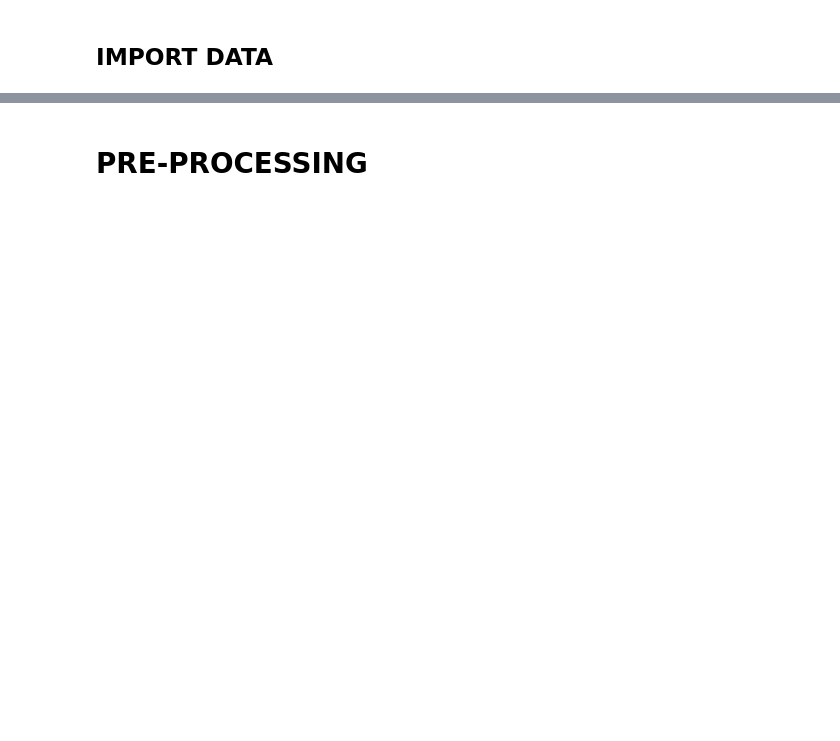
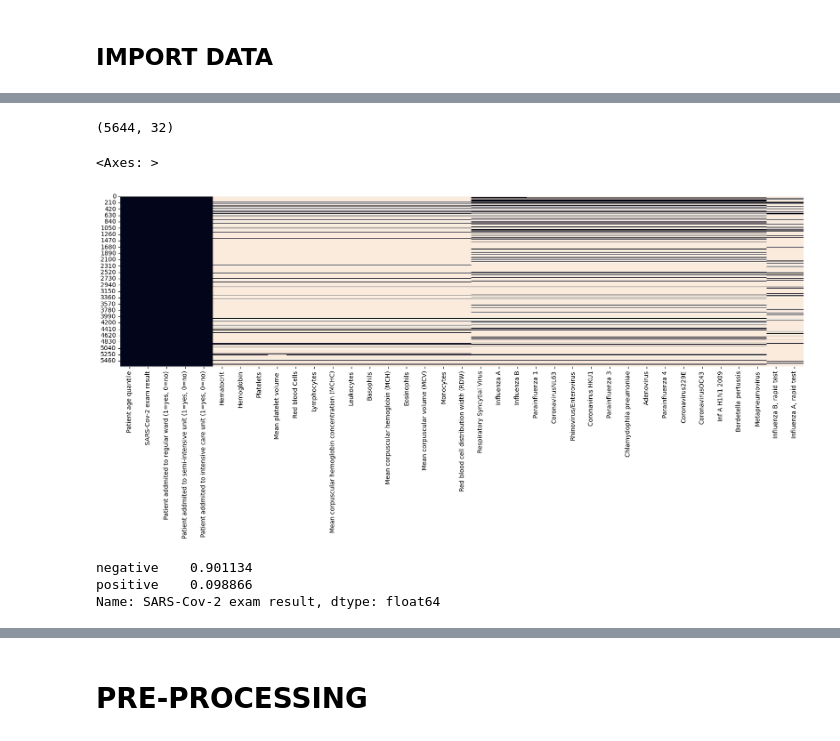
Before and after one commit to A-Daher/A-Daher, a Jupyter notebook: Projet__Covid19.ipynb, the cells around one changed output, grey strips where cells are left out. Drawn from its saved outputs; the diff is of its cells as text; code cells hidden in the pictures; blank space fills up the shorter version.

```diff
--- a/Projet__Covid19.ipynb
+++ b/Projet__Covid19.ipynb
@@ -34,0 +50,18 @@ df.head()
+# %%
+df = df[df.columns[df.isna().sum()/df.shape[0] <0.9]]
+#df = df.drop(['Patient ID', 'Parainfluenza 2'], axis=1)
+df.shape
+# %% [output]
+(5644, 32)
+# %%
+plt.figure(figsize=(20,5))
+sns.heatmap(df.isna(), cbar=False)
+# %% [output]
+<Axes: >
+[figure, added]
+# %%
+df['SARS-Cov-2 exam result'].value_counts(normalize=True)
+# %% [output]
+negative    0.901134
+positive    0.098866
+Name: SARS-Cov-2 exam result, dtype: float64
```
Also changed, not shown: parts of 17 cells of this notebook.
